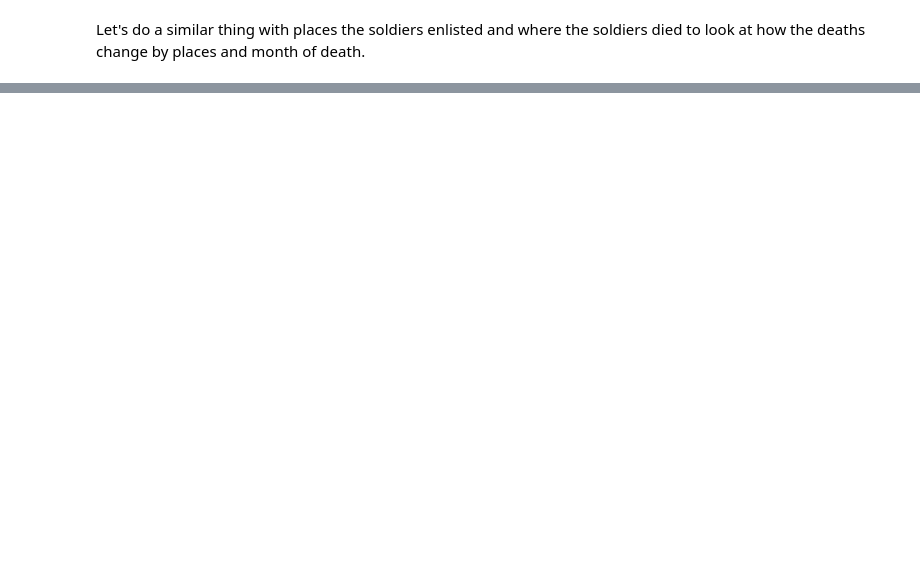
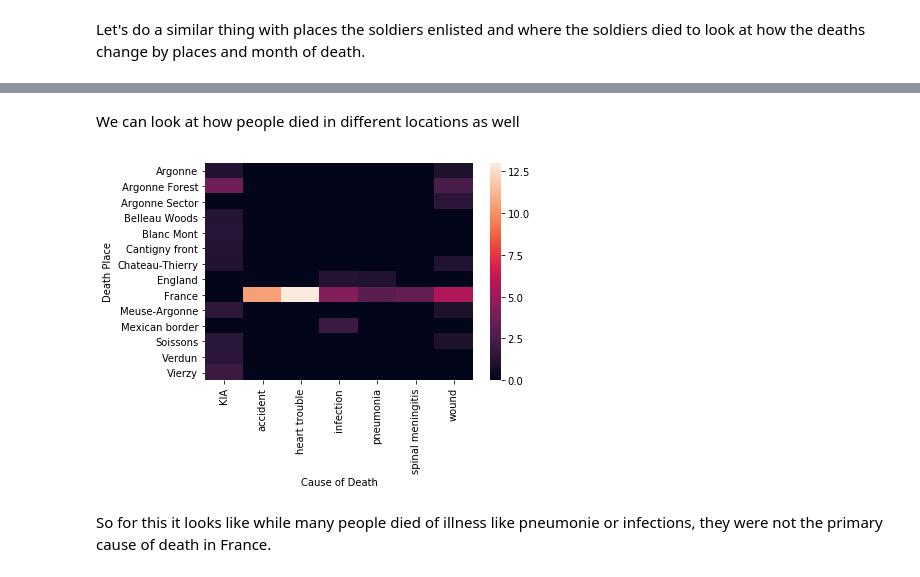
Before and after one commit to benbranchflower/applied_machine_learning, a Jupyter notebook: Georgia_service_cards.ipynb, the cells around one changed output, grey strips where cells are left out. Cells and saved outputs as stored; diff of their text form; code cells hidden in the pictures; blank space fills up the shorter version.

```diff
--- a/Georgia_service_cards.ipynb
+++ b/Georgia_service_cards.ipynb
@@ -115,0 +108,11 @@ seaborn.heatmap(dp_by_dm)
+# %%
+# creating a summay table of deaths by month and death place
+def make_heatmap(df, index, columns, values):
+    """This finction makes a heatmap by counts of categorical variables"""
+    temp = pd.pivot_table(df, index=index, columns=columns,
+                              values=values, dropna=True, fill_value=0)
+    temp.dropna(how='all', inplace=True)
+    temp = temp[temp.max(axis=1) > 3]
+    temp = temp.transpose()[temp.transpose().max(axis=1) > 1]
+    seaborn.heatmap(temp)
+make_heatmap(df, index='Death Month Year', columns='Death Place', values='county_dplace_occur')
@@ -128,0 +127,8 @@ The data doesn't differentiate very well to the areas of France so we couldn't g
+# %% [markdown]
+We can look at how people died in different locations as well
+# %%
+make_heatmap(df, index='Cause of Death', columns='Death Place', values='county_dplace_occur')
+# %% [output]
+[figure, added]
+# %% [markdown]
+So for this it looks like while many people died of illness like pneumonie or infections, they were not the primary cause of death in France.
```
Also changed, not shown: parts of 17 cells of this notebook.
